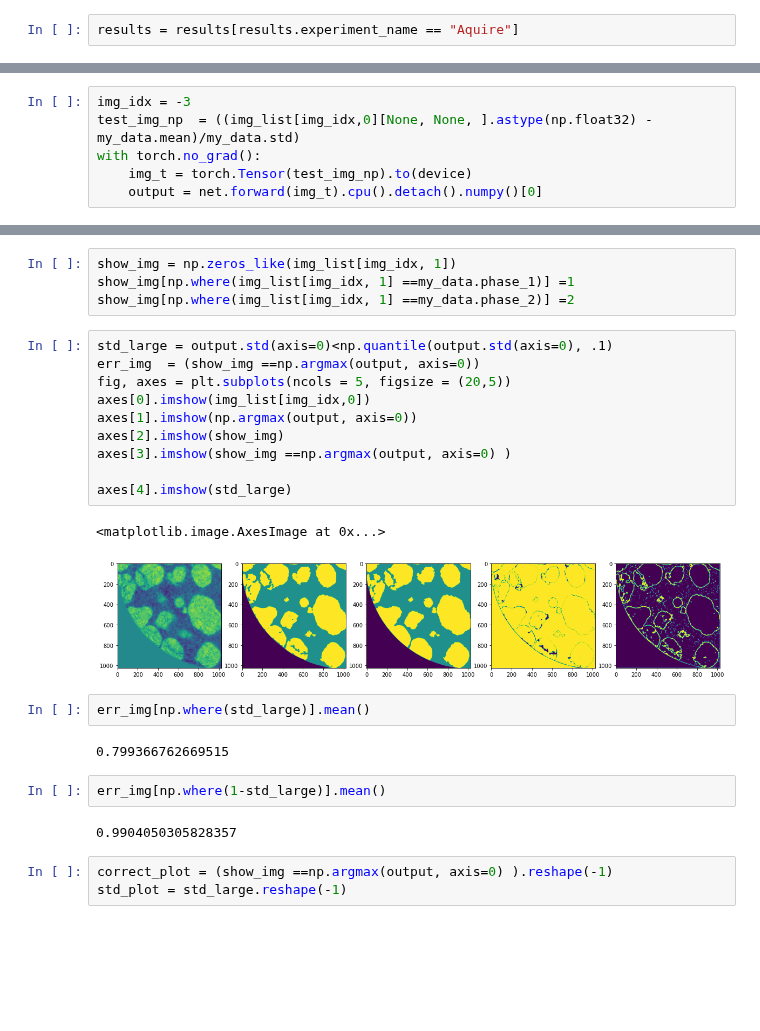
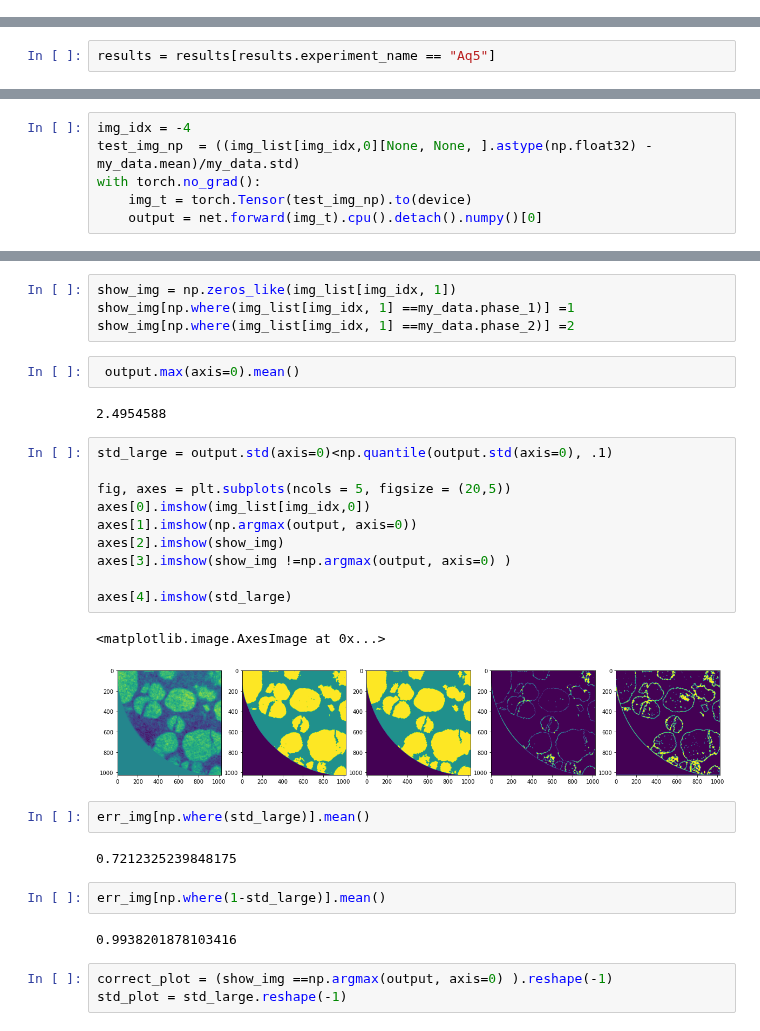
Before and after one commit to laura-rieger/segmenter, a Jupyter notebook: notebooks/Results.ipynb, the cells around one changed output, grey strips where cells are left out. Saved outputs shown, nothing was run; the diff lists cells and outputs as text; blank space fills up the shorter version.

```diff
--- a/notebooks/Results.ipynb
+++ b/notebooks/Results.ipynb
@@ -47,5 +48,3 @@ results = pd.concat(results_list, axis=1).T.infer_objects()
 
 results.experiment_name.unique()
 results['best_val_score'] = [max(x) for x in results.val_scores]
-# %%
-results = results[results.experiment_name == "Aquire"]
@@ -59,0 +55,2 @@ Index(['file_name', 'epochs', 'batch_size', 'cost_function',
+# %%
+results = results[results.experiment_name == "Aq5"]
@@ -101,5 +201,5 @@ img_list = my_data.load_dummy_data(data_path)
 # %%
-img_idx = -3
+img_idx = -4
 test_img_np  = ((img_list[img_idx,0][None, None, ].astype(np.float32) -my_data.mean)/my_data.std)
 with torch.no_grad():
     img_t = torch.Tensor(test_img_np).to(device)
@@ -108,27 +218,31 @@ with torch.no_grad():
 show_img = np.zeros_like(img_list[img_idx, 1])
 show_img[np.where(img_list[img_idx, 1] ==my_data.phase_1)] =1
 show_img[np.where(img_list[img_idx, 1] ==my_data.phase_2)] =2
+# %%
+ output.max(axis=0).mean()
+# %% [output]
+2.4954588
 # %%
 std_large = output.std(axis=0)<np.quantile(output.std(axis=0), .1)
-err_img  = (show_img ==np.argmax(output, axis=0))
+
 fig, axes = plt.subplots(ncols = 5, figsize = (20,5))
 axes[0].imshow(img_list[img_idx,0])
 axes[1].imshow(np.argmax(output, axis=0))
 axes[2].imshow(show_img)
-axes[3].imshow(show_img ==np.argmax(output, axis=0) )
+axes[3].imshow(show_img !=np.argmax(output, axis=0) )
 
 axes[4].imshow(std_large)
 # %% [output]
 <matplotlib.image.AxesImage at 0x...>
-[figure, old version]
+[figure, new version]
 # %%
 err_img[np.where(std_large)].mean()
 # %% [output]
-0.799366762669515
+0.7212325239848175
 # %%
 err_img[np.where(1-std_large)].mean()
 # %% [output]
-0.9904050305828357
+0.9938201878103416
 # %%
 correct_plot = (show_img ==np.argmax(output, axis=0) ).reshape(-1)
 std_plot = std_large.reshape(-1)
```
Also changed, not shown: parts of 25 cells of this notebook, 6 other files.
